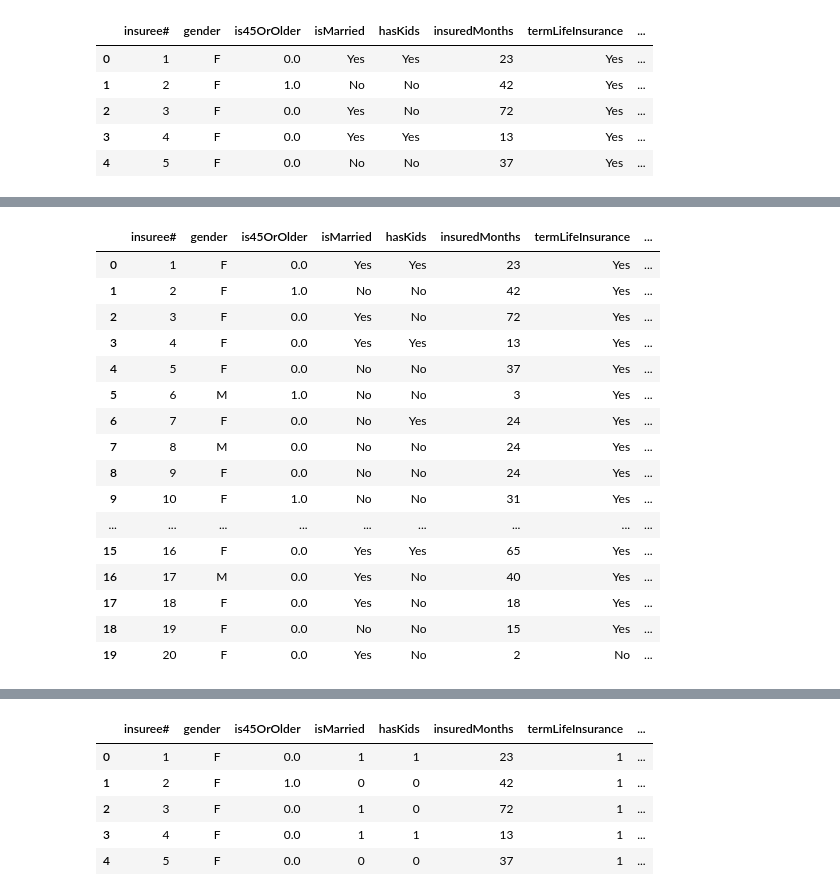
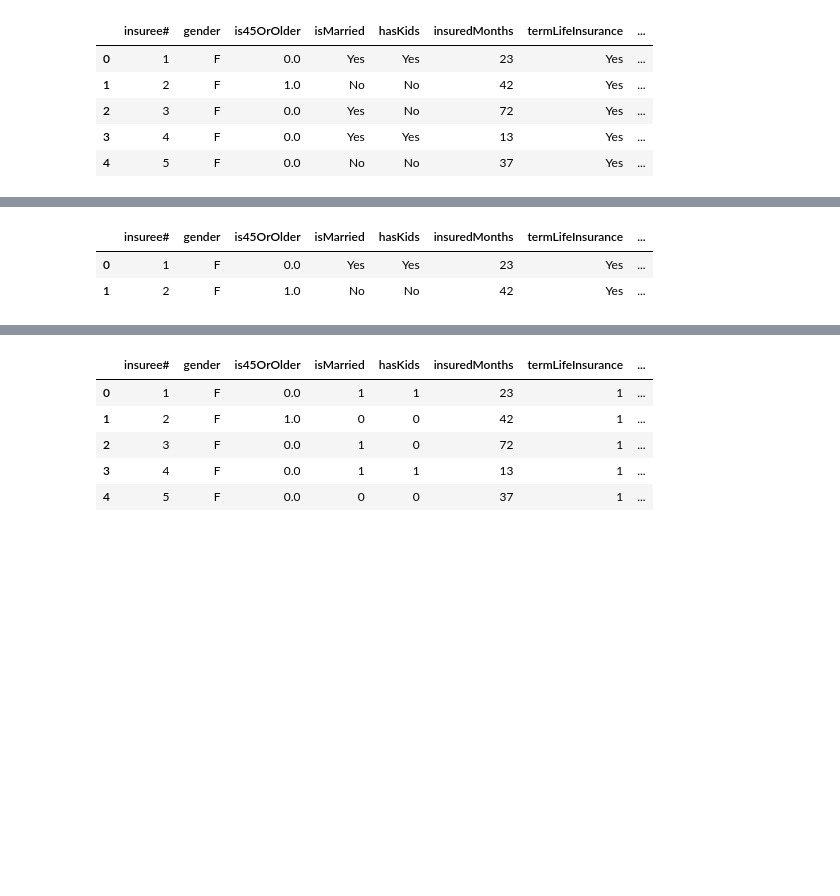
Before and after one commit to Tat-sheng/govtech_vica, a Jupyter notebook: VICA_tatsheng.ipynb, the cells around one changed output, grey strips where cells are left out. Saved outputs shown, nothing was run; the diff lists cells and outputs as text; code cells hidden in the pictures; blank space fills up the shorter version.

```diff
--- a/VICA_tatsheng.ipynb
+++ b/VICA_tatsheng.ipynb
@@ -77,33 +77,19 @@ Name: premiumFrequency, dtype: int64
 # %%
 ### Dealing with NA Values
 # Gender: Remove all NAs as there is no way for us to fill an arbitrary gender
 df = df[df.gender.notna()]
 
 # is45OrOlder: Remove all NAs as there is no way for us to fill an arbitrary age
 df = df[df.is45OrOlder.notna()]
 
 # healthRiders: change all values to 0 as there may be people with policies without riders
 df.healthRiders.loc[df.healthRiders.isna()] = 0
 
 # premiumFrequency: change all values to 0 as premium can be fully paid
 df.premiumFrequency.loc[df.premiumFrequency.isna()] = 0
 
-df.head(20)
+df.head(2)
 # %% [output]
 |  | insuree# | gender | is45OrOlder | isMarried | hasKids | insuredMonths | termLifeInsurance | ... |
 | 0 | 1 | F | 0.0 | Yes | Yes | 23 | Yes | ... |
 | 1 | 2 | F | 1.0 | No | No | 42 | Yes | ... |
-| 2 | 3 | F | 0.0 | Yes | No | 72 | Yes | ... |
-| 3 | 4 | F | 0.0 | Yes | Yes | 13 | Yes | ... |
-| 4 | 5 | F | 0.0 | No | No | 37 | Yes | ... |
-| 5 | 6 | M | 1.0 | No | No | 3 | Yes | ... |
-| 6 | 7 | F | 0.0 | No | Yes | 24 | Yes | ... |
-| 7 | 8 | M | 0.0 | No | No | 24 | Yes | ... |
-| 8 | 9 | F | 0.0 | No | No | 24 | Yes | ... |
-| 9 | 10 | F | 1.0 | No | No | 31 | Yes | ... |
-| ... | ... | ... | ... | ... | ... | ... | ... | ... |
-| 15 | 16 | F | 0.0 | Yes | Yes | 65 | Yes | ... |
-| 16 | 17 | M | 0.0 | Yes | No | 40 | Yes | ... |
-| 17 | 18 | F | 0.0 | Yes | No | 18 | Yes | ... |
-| 18 | 19 | F | 0.0 | No | No | 15 | Yes | ... |
-| 19 | 20 | F | 0.0 | Yes | No | 2 | No | ... |
```
Also changed, not shown: parts of 5 cells of this notebook.
